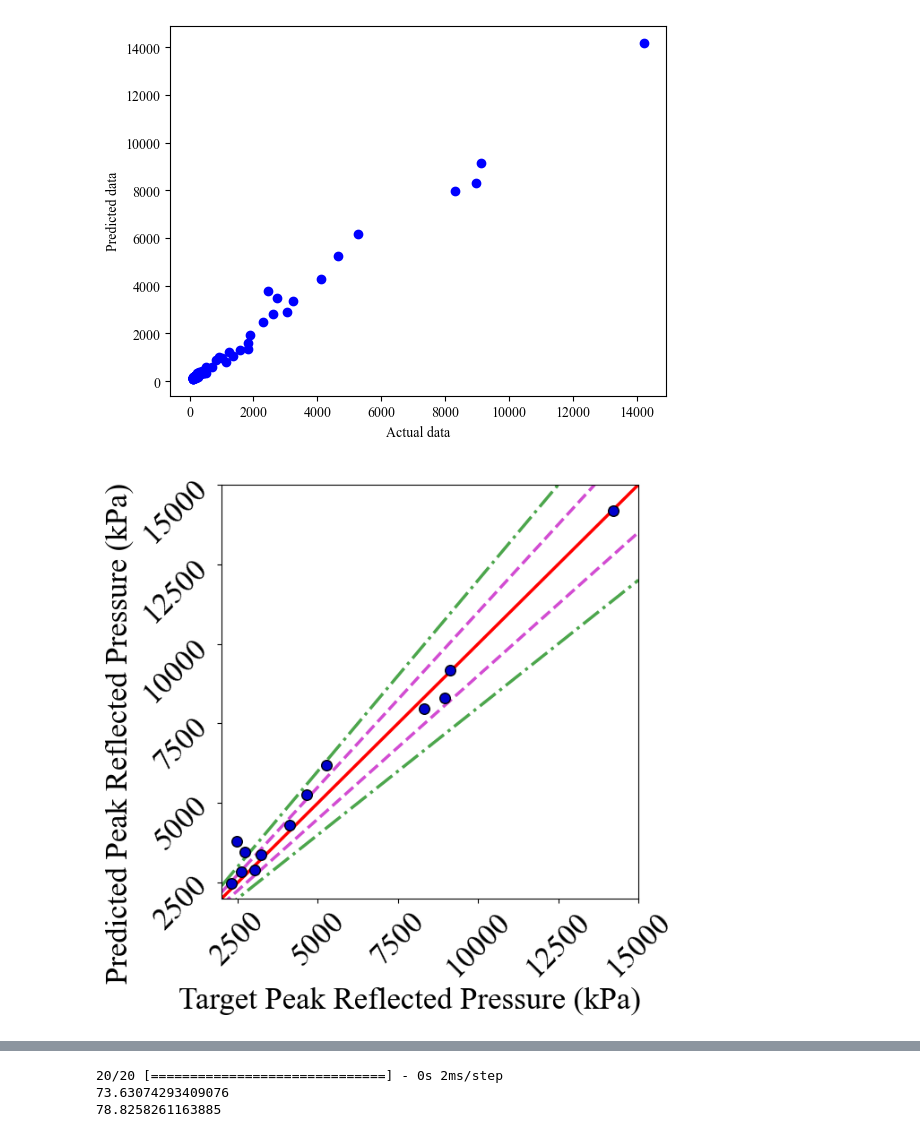
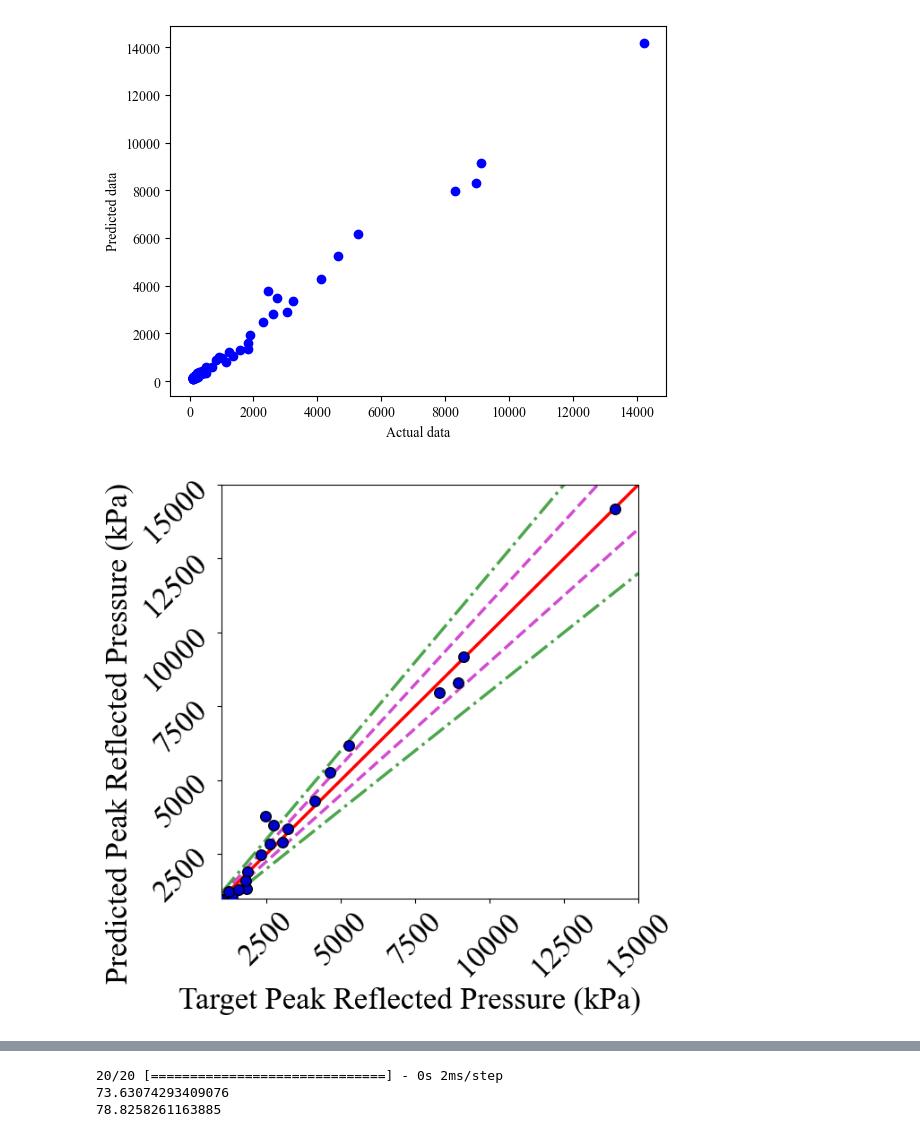
Before and after one commit to ChamodiWidanage/ANN_1D_2, a Jupyter notebook: Peak_Reflected_Pressure/Peak_Reflected_Pressure_ANN_model_1_nodrop_noscale.ipynb, the cells around one changed output, grey strips where cells are left out. Cells and saved outputs as stored; diff of their text form; code cells hidden in the pictures.

```diff
--- a/Peak_Reflected_Pressure/Peak_Reflected_Pressure_ANN_model_1_nodrop_noscale.ipynb
+++ b/Peak_Reflected_Pressure/Peak_Reflected_Pressure_ANN_model_1_nodrop_noscale.ipynb
@@ -304,37 +304,37 @@ ax1.scatter(y_test, y_pred, s=70, alpha=1, edgecolors="k",c='mediumblue',zorder=
 plt.rcParams['font.family'] = 'serif'
 plt.rcParams['font.serif'] = ['Times New Roman'] + plt.rcParams['font.serif']
 
 # Set ylabel with adjusted position
 ax1.set_ylabel('Predicted Peak Reflected Pressure (kPa)',fontsize = 25, y=0.4)
 ax1.set_xlabel('Target Peak Reflected Pressure (kPa)',fontsize = 25, x=0.45)
 
 #plt.ylabel('Predicted Peak Reflected Pressure (kPa)',fontsize = 25)
 #plt.xlabel('Actual Peak Reflected Pressure (kPa)',fontsize = 25)
 plt.xticks(ticks = [2500, 5000, 7500, 10000, 12500, 15000],fontsize = 25, rotation=45)
 plt.yticks(ticks = [2500, 5000, 7500, 10000, 12500, 15000],fontsize = 25, rotation=45)
 
 
-x1 = np.linspace(2000,15000)
+x1 = np.linspace(1000,15000)
 
 plt.plot(x1, x1, 'Red', label='45\N{DEGREE SIGN} line',lw=2.5,alpha=1)
 plt.plot(x1, 1.1*x1, '--m', label='\u00B110% Error',lw=2.5,alpha=0.7)
 plt.plot(x1, 0.9*x1,'m', linestyle='--',lw=2.5,alpha=0.7)
 plt.plot(x1, 1.2*x1, '-.g', label='\u00B120% Error',lw=2.5,alpha=0.7)
 plt.plot(x1, 0.8*x1,'-.g',lw=2.5,alpha=0.7)
 
-plt.ylim(2000, 15000)
-plt.xlim(2000, 15000)
+plt.ylim(1000, 15000)
+plt.xlim(1000, 15000)
 #plt.legend(loc='upper left',fontsize = 25)
 
 #plt.grid()
 
 ax1.spines['left'].set_color('black')        # setting up Y-axis tick color to red
 ax1.spines['bottom'].set_color('black')  #setting up above X-axis tick color to red
 
 plt.savefig('plot1.png', dpi = 600, bbox_inches = 'tight')
 plt.show()
 # %% [output]
-[figure, old version]
+[figure, new version]
 # %%
 from sklearn.metrics import r2_score
 # Initialize layout
```
Also changed, not shown: parts of 1 cell of this notebook, 15 other files.
